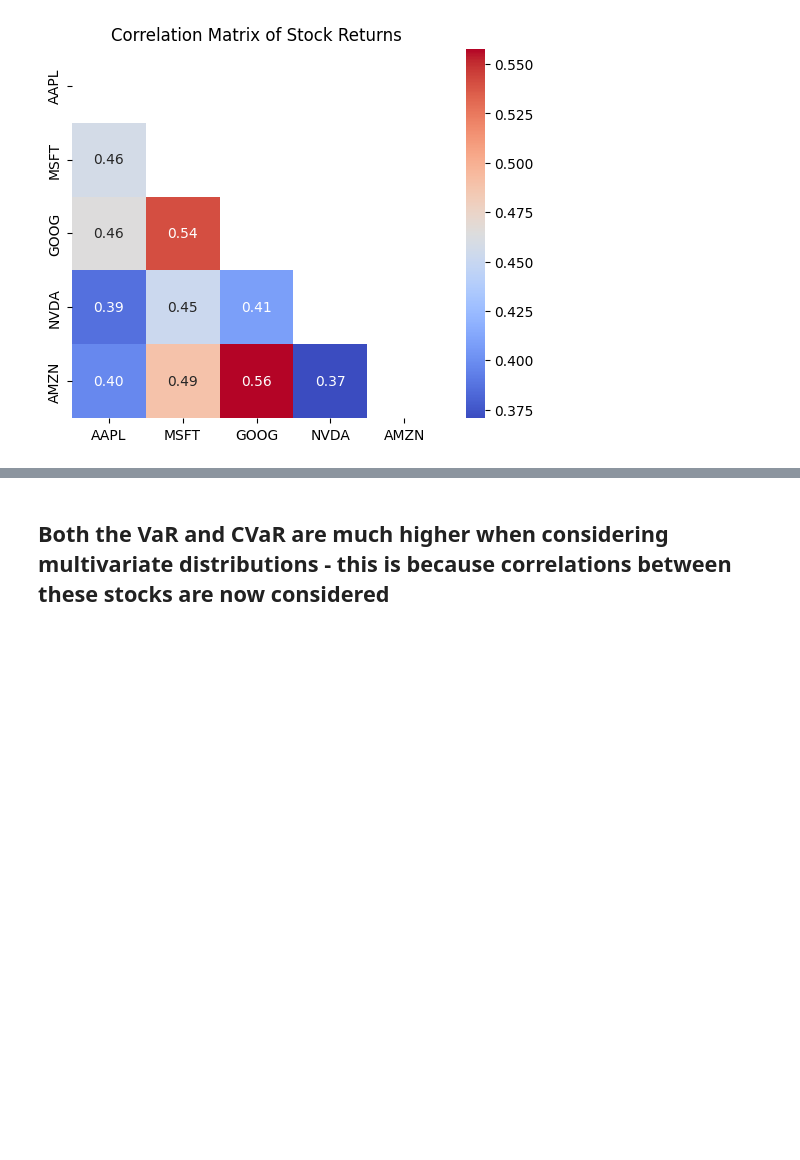
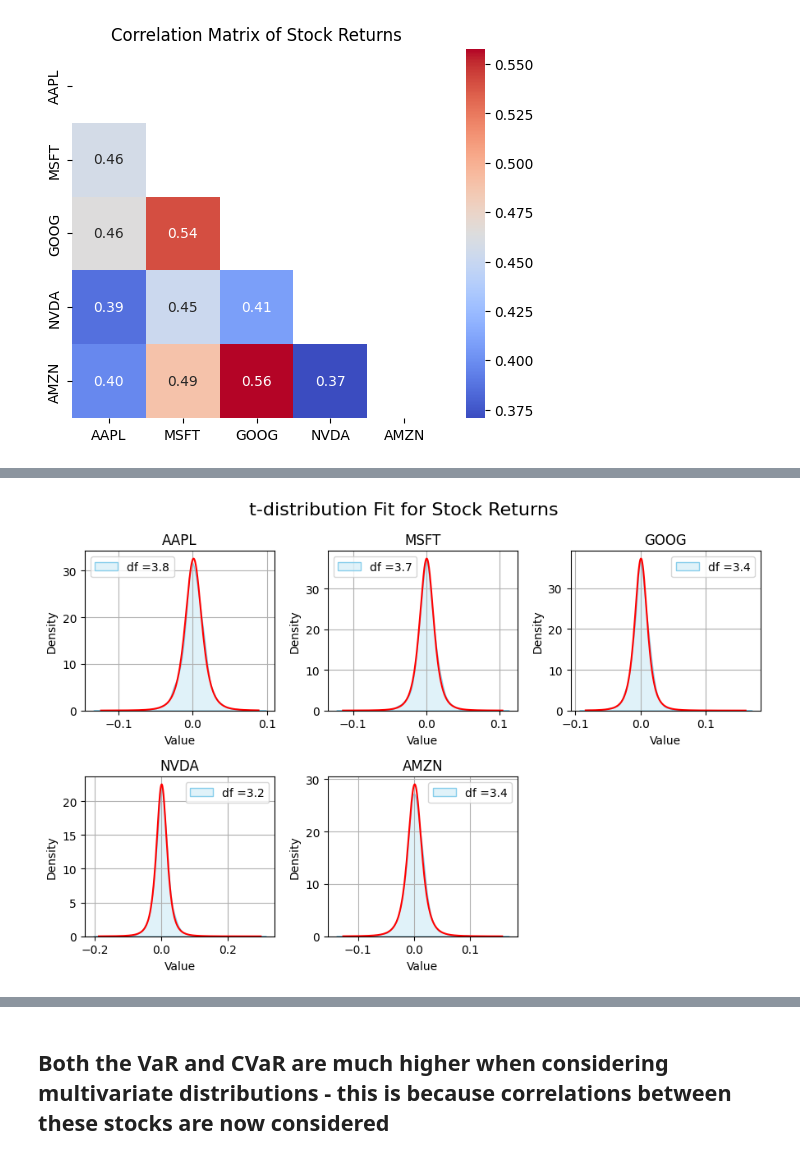
Before and after one commit to manipuppeteer/Finance-Projects, a Jupyter notebook: VaR & CVaR modelling/VaR_daily.ipynb, the cells around one changed output, grey strips where cells are left out. Drawn from its saved outputs; the diff is of its cells as text; code cells hidden in the pictures; blank space fills up the shorter version.

```diff
--- a/VaR & CVaR modelling/VaR_daily.ipynb
+++ b/VaR & CVaR modelling/VaR_daily.ipynb
@@ -323,3 +325,35 @@ Text(0.5, 1.0, 'Correlation Matrix of Stock Returns')
+# %%
+def plot_t_distribution_fit(returns):
+    """
+    Plot the t-distribution fit against the data. """
+    # Create a 2x3 grid but remove the last empty subplot
+    fig, ax = plt.subplots(2, 3, figsize=(9, 6))
+    plt.suptitle('t-distribution Fit for Stock Returns', fontsize=16)
+    # Flatten the axis array for easier indexing
+    ax = ax.flatten()
+
+    for i, stock in enumerate(tickers):
+        data = returns[stock]
+        df, loc, scale = t.fit(data)
+        x = np.linspace(data.min(), data.max(), 1000)
+
+        sns.kdeplot(data, fill=True, color='skyblue', label='Data KDE', ax=ax[i])
+        ax[i].plot(x, t.pdf(x, df, loc=loc, scale=scale), 'r-', label=f't-distribution PDF (df={df:.1f})')
+        ax[i].set_title(f'{stock}')
+        ax[i].set_xlabel('Value')
+        ax[i].set_ylabel('Density')
+        ax[i].legend([f'df ={df:.1f}'])
+        ax[i].grid(True)
+
+    # Hide the last empty subplot
+    ax[5].set_visible(False)
+
+    plt.tight_layout()
+    plt.show()
+
+plot_t_distribution_fit(returns)
+# %% [output]
+[figure, added]
 # %%
 import numpy as np
 
```
Also changed, not shown: parts of 11 cells of this notebook.
